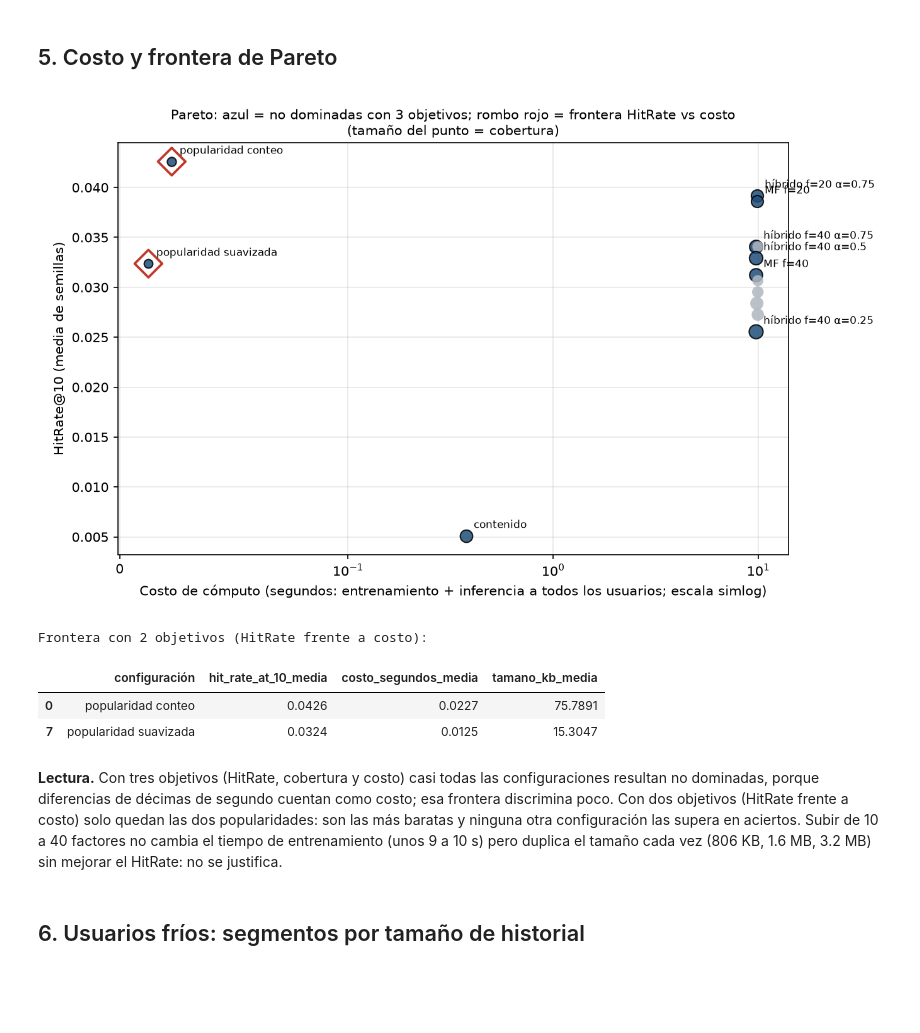
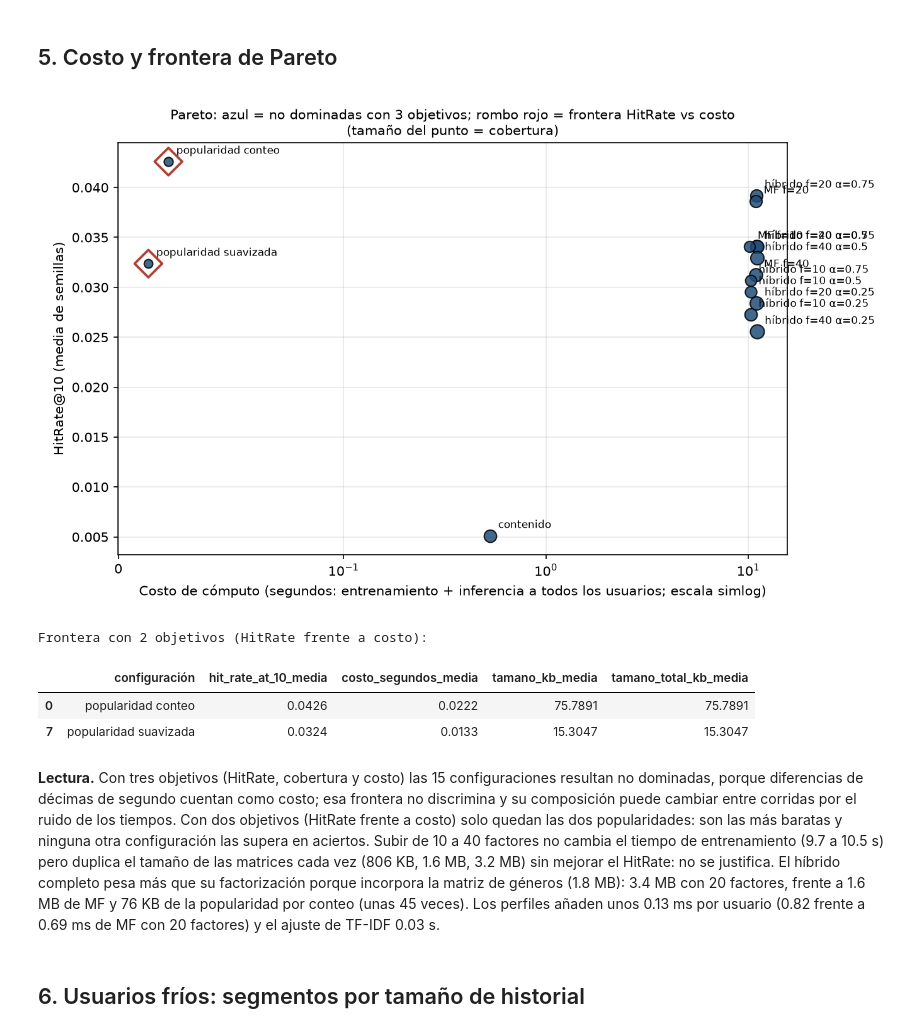
Before and after one commit to licjjoaquin-source/INF8239-U03-recomendador, a Jupyter notebook: notebooks/E05_resultados.ipynb, the cells around one changed output. Drawn from its saved outputs; the diff is of its cells as text; code cells hidden in the pictures; blank space fills up the shorter version.

Commit message:
fix(e05): mismo alcance de costo para todos los métodos y tamaño total del híbrido

```diff
--- a/notebooks/E05_resultados.ipynb
+++ b/notebooks/E05_resultados.ipynb
@@ -136,17 +137,17 @@ plt.show()
 ## 5. Costo y frontera de Pareto
 # %%
 display(Image(filename=str(REPORTS / "e05_pareto.png")))
-front = table[table["pareto_2d"]][["configuración", "hit_rate_at_10_media", "costo_segundos_media", "tamano_kb_media"]]
+front = table[table["pareto_2d"]][["configuración", "hit_rate_at_10_media", "costo_segundos_media", "tamano_kb_media", "tamano_total_kb_media"]]
 print("Frontera con 2 objetivos (HitRate frente a costo):")
 display(front.round(4))
 # %% [output]
-[figure, old version]
+[figure, new version]
 Frontera con 2 objetivos (HitRate frente a costo):
-|  | configuración | hit_rate_at_10_media | costo_segundos_media | tamano_kb_media |
-| 0 | popularidad conteo | 0.0426 | 0.0227 | 75.7891 |
-| 7 | popularidad suavizada | 0.0324 | 0.0125 | 15.3047 |
+|  | configuración | hit_rate_at_10_media | costo_segundos_media | tamano_kb_media | tamano_total_kb_media |
+| 0 | popularidad conteo | 0.0426 | 0.0222 | 75.7891 | 75.7891 |
+| 7 | popularidad suavizada | 0.0324 | 0.0133 | 15.3047 | 15.3047 |
 # %% [markdown]
-**Lectura.** Con tres objetivos (HitRate, cobertura y costo) casi todas las configuraciones resultan no dominadas, porque diferencias de décimas de segundo cuentan como costo; esa frontera discrimina poco. Con dos objetivos (HitRate frente a costo) solo quedan las dos popularidades: son las más baratas y ninguna otra configuración las supera en aciertos. Subir de 10 a 40 factores no cambia el tiempo de entrenamiento (unos 9 a 10 s) pero duplica el tamaño cada vez (806 KB, 1.6 MB, 3.2 MB) sin mejorar el HitRate: no se justifica.
+**Lectura.** Con tres objetivos (HitRate, cobertura y costo) las 15 configuraciones resultan no dominadas, porque diferencias de décimas de segundo cuentan como costo; esa frontera no discrimina y su composición puede cambiar entre corridas por el ruido de los tiempos. Con dos objetivos (HitRate frente a costo) solo quedan las dos popularidades: son las más baratas y ninguna otra configuración las supera en aciertos. Subir de 10 a 40 factores no cambia el tiempo de entrenamiento (9.7 a 10.5 s) pero duplica el tamaño de las matrices cada vez (806 KB, 1.6 MB, 3.2 MB) sin mejorar el HitRate: no se justifica. El híbrido completo pesa más que su factorización porque incorpora la matriz de géneros (1.8 MB): 3.4 MB con 20 factores, frente a 1.6 MB de MF y 76 KB de la popularidad por conteo (unas 45 veces). Los perfiles añaden unos 0.13 ms por usuario (0.82 frente a 0.69 ms de MF con 20 factores) y el ajuste de TF-IDF 0.03 s.
 # %% [markdown]
 ## 6. Usuarios fríos: segmentos por tamaño de historial
 # %%
```
Also changed, not shown: parts of 4 cells of this notebook, 10 other files.
